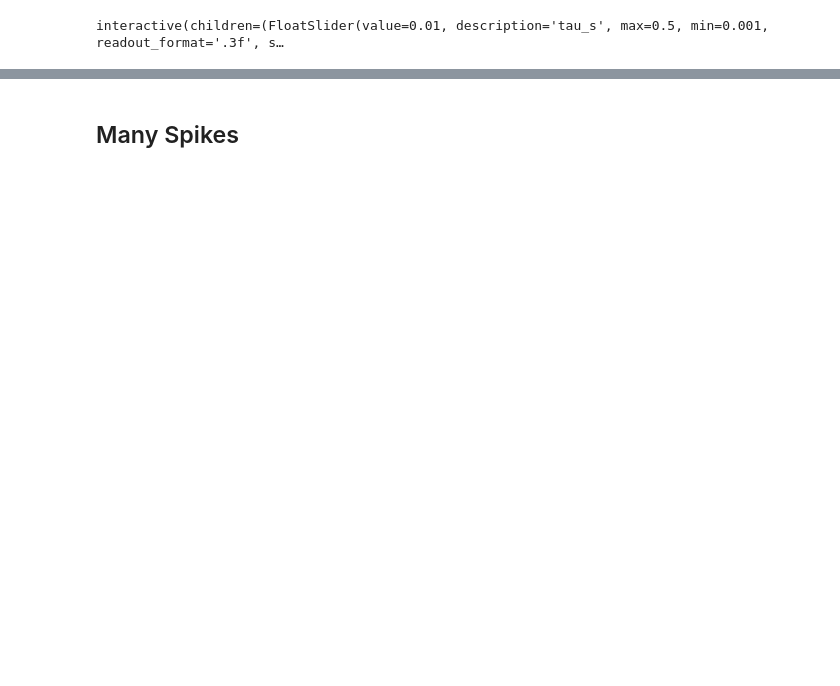
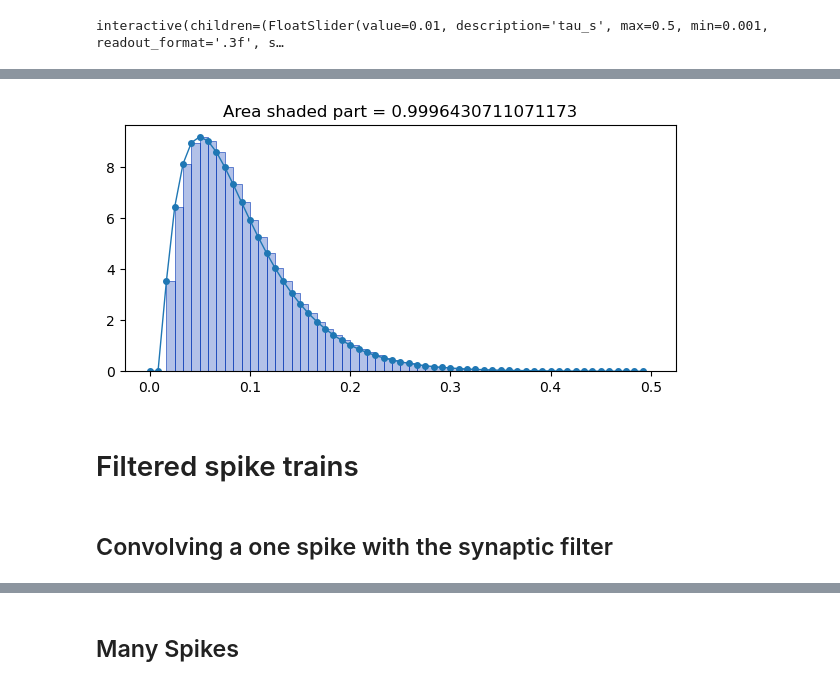
Before and after one commit to jorchard/neuron_models, a Jupyter notebook: Synapses.ipynb, the cells around one changed output, grey strips where cells are left out. Drawn from its saved outputs; the diff is of its cells as text; code cells hidden in the pictures; blank space fills up the shorter version.

```diff
--- a/Synapses.ipynb
+++ b/Synapses.ipynb
@@ -121,3 +136,20 @@ interactive(children=(FloatSlider(value=0.01, description='tau_s', max=0.5, min=
+# %%
+# Let's sample the curve
+t3 = np.linspace(0.0, 0.5, 60, endpoint=False)
+dt = t3[1] - t3[0]  # sample spacing
+p3 = Spikes2PSC(t3, [[0.01]], 0.04, 1)
+plt.figure(figsize=(6,3))
+plt.plot(t3, p3, 'o-', linewidth=1, markersize=4);
+plt.tight_layout()
+plt.savefig('psc.pdf')
+plt.bar(t3, p3, dt, color=(0,0.2,0.7,0.3), align='edge', linewidth=0.5, edgecolor=(0,0.2,0.7,0.8));
+plt.title(f'Area shaded part = {np.sum(p3*dt)}');
+# %% [output]
+[figure, added]
+# %% [markdown]
+# Filtered spike trains
+# %% [markdown]
+## Convolving a one spike with the synaptic filter
 # %%
 %matplotlib inline
 # %%
```
Also changed, not shown: parts of 20 cells of this notebook.
